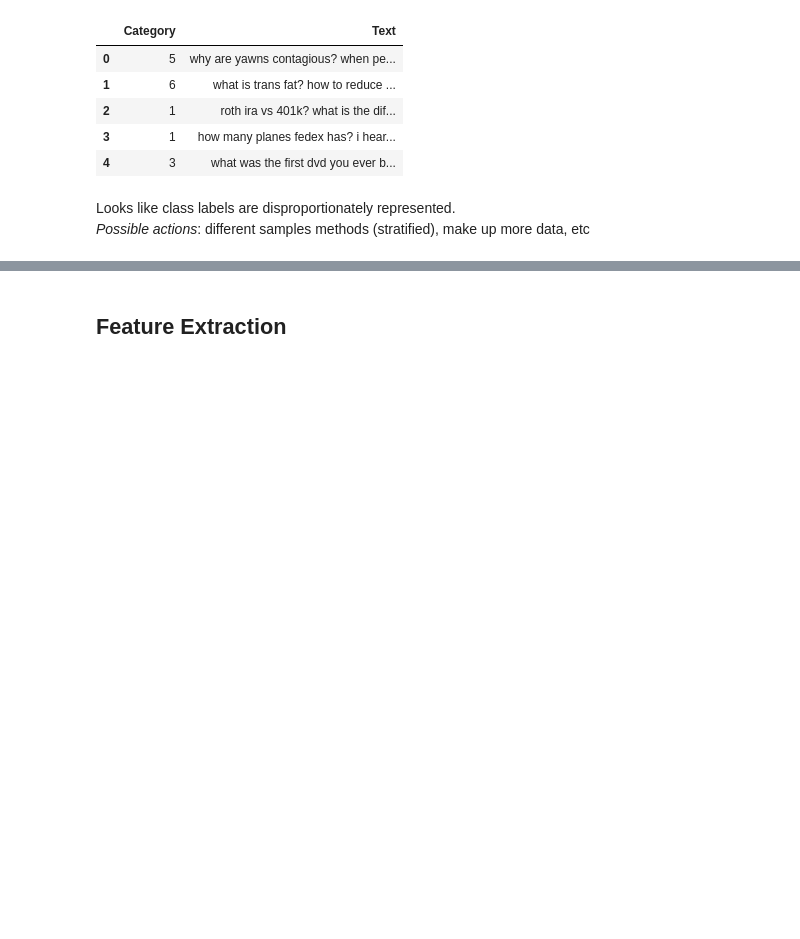
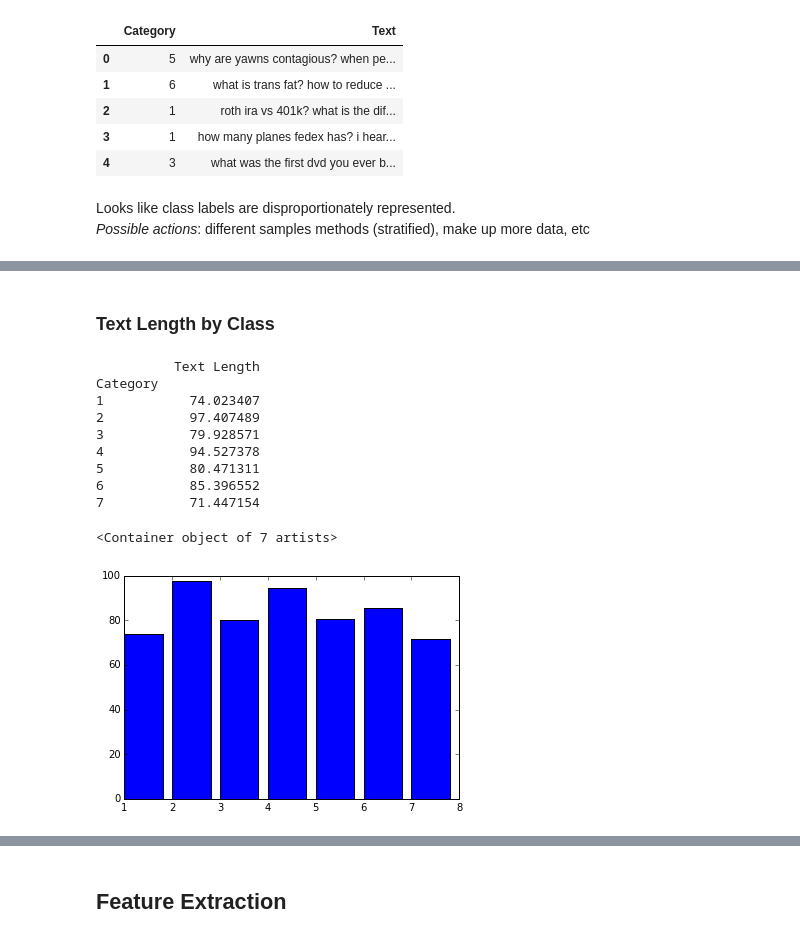
Before and after one commit to vijayv/nlp_fall2015, a Jupyter notebook: assignment2/Assignment 2.ipynb, the cells around one changed output, grey strips where cells are left out. Drawn from its saved outputs; the diff is of its cells as text; code cells hidden in the pictures; blank space fills up the shorter version.

```diff
--- a/assignment2/Assignment 2.ipynb
+++ b/assignment2/Assignment 2.ipynb
@@ -46,0 +53,19 @@ plt.plot(count_by_category)
+# %% [markdown]
+### Text Length by Class
+# %%
+df["Text Length"] = list(map(len, df["Text"]))
+text_len_by_category = df.groupby("Category").mean()
+print(text_len_by_category)
+plt.bar(text_len_by_category.index, text_len_by_category["Text Length"])
+# %% [output]
+          Text Length
+Category
+1           74.023407
+2           97.407489
+3           79.928571
+4           94.527378
+5           80.471311
+6           85.396552
+7           71.447154
+<Container object of 7 artists>
+[figure, added]
```
Also changed, not shown: parts of 17 cells of this notebook, 1 other file.
